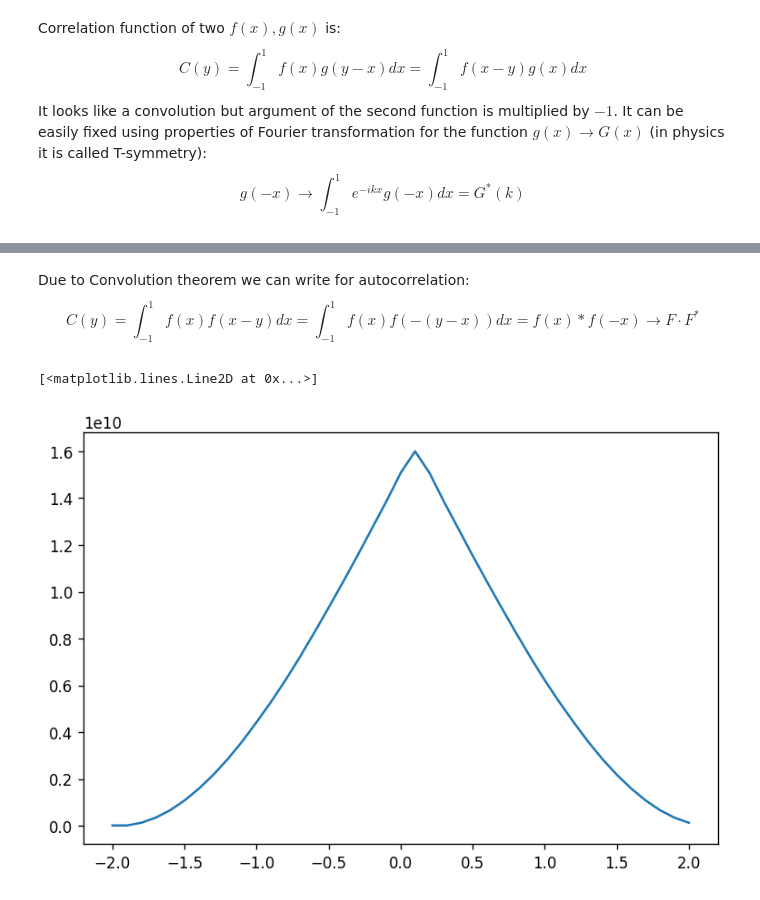
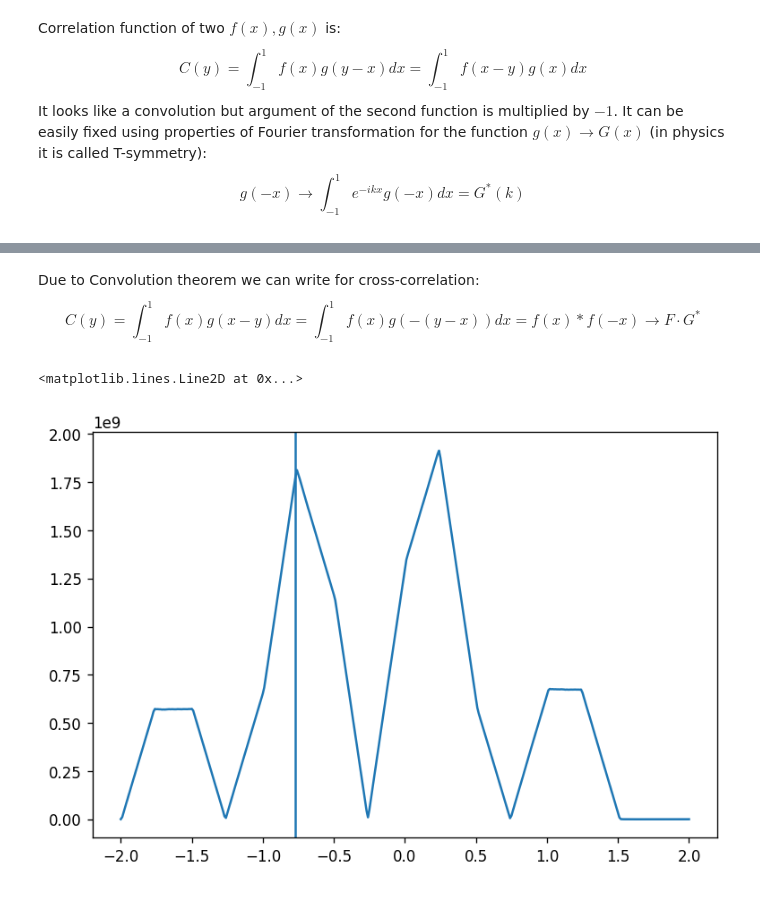
Before and after one commit to neil-kulikov/fourier, a Jupyter notebook: basic_cross_correlation.ipynb, the cells around one changed output, grey strips where cells are left out. Saved outputs shown, nothing was run; the diff lists cells and outputs as text; code cells hidden in the pictures.

Commit message:
Cross-correlation

```diff
--- a/basic_cross_correlation.ipynb
+++ b/basic_cross_correlation.ipynb
@@ -35,10 +35,14 @@ $$
 $$
 # %%
 nx = 1000000
-xs = 2 * np.random.rand(nx) - 1
-ys = np.random.rand(nx)
-fs1 = 0.5 + 0.5 * np.sin(4 * np.pi * x)
-zs1 = xs[ys < fs]
-fs2 = 0.5 + 0.5 * np.sin(4 * np.pi * (x-0.25))
-zs2 = xs[ys < fs]
-nz = zs.shape[0]
+shift = 0.77
+xs1 = 2 * np.random.rand(nx) - 1
+ys1 = np.random.rand(nx)
+xs2 = 2 * np.random.rand(nx) - 1
+ys2 = np.random.rand(nx)
+fs1 = 0.5 + 0.5 * np.sign(np.sin(2 * np.pi * xs1))
+zs1 = xs1[ys1 < fs1]
+fs2 = 0.5 + 0.5 * np.sign(np.sin(2 * np.pi * (xs2 - shift)))# + 0.1 * np.sin(9 * np.pi * xs2)
+zs2 = xs2[ys2 < fs2]
+nz1, nz2 = zs1.shape[0], zs2.shape[0]
+nz1, nz2
@@ -52,0 +51,3 @@ np.mean(zs)
+# %%
+nz = min(nz1, nz2)
+zs1, zs2 = zs1[:nz], zs2[:nz]
@@ -53,11 +62,12 @@ np.mean(zs)
 # %%
-nk = 20
+nk = 200
 ks = np.pi * np.arange(-nk, nk + 1) / 2
-nks, nxs = ks.shape[0], zs.shape[0]
+nks, nxs = ks.shape[0], nz
 sk = np.broadcast_to(ks, (nxs, nks))
-fm = zs[:, np.newaxis] * sk
-fi = np.sum(np.exp(-1j * fm), axis = 0)
-fh = np.conj(fi)
-fp = np.concatenate((fi[nk:], fi[:nk]))
-fd = np.concatenate((fh[nk:], fh[:nk]))
+fm1 = zs1[:, np.newaxis] * sk
+fi1 = np.sum(np.exp(-1j * fm1), axis = 0)
+fm2 = zs2[:, np.newaxis] * sk
+fi2 = np.sum(np.exp(-1j * fm2), axis = 0)
+fp1 = np.concatenate((fi1[nk:], fi1[:nk]))
+fp2 = np.concatenate((fi2[nk:], fi2[:nk]))
 # %%
@@ -85,15 +107,16 @@ plt.plot(fx, np.real(fz))
 # %% [markdown]
-Due to Convolution theorem we can write for autocorrelation:
+Due to Convolution theorem we can write for cross-correlation:
 $$
-    C(y) = \int_{-1}^{1} f(x) f(x-y) dx = \int_{-1}^{1} f(x) f(-(y-x)) dx  = f(x) * f(-x) \rightarrow F \cdot F^{*}
+    C(y) = \int_{-1}^{1} f(x) g(x-y) dx = \int_{-1}^{1} f(x) g(-(y-x)) dx  = f(x) * f(-x) \rightarrow F \cdot G^{*}
 $$
 # %%
-fa = fi * fh
-fo = np.fft.ifft(fa)
+fc = fi1 * np.conj(fi2)
+fo = np.fft.ifft(fc)
 fg = np.concatenate((fo[nk:], fo[:nk]))
 # %%
 plt.figure(figsize = (7.5, 5), dpi = 120)
 plt.plot(fx, np.abs(fg))
+plt.axvline(-shift)
 # %% [output]
-[<matplotlib.lines.Line2D at 0x...>]
+<matplotlib.lines.Line2D at 0x...>
-[figure, old version]
+[figure, new version]
```
Also changed, not shown: parts of 8 cells of this notebook.
